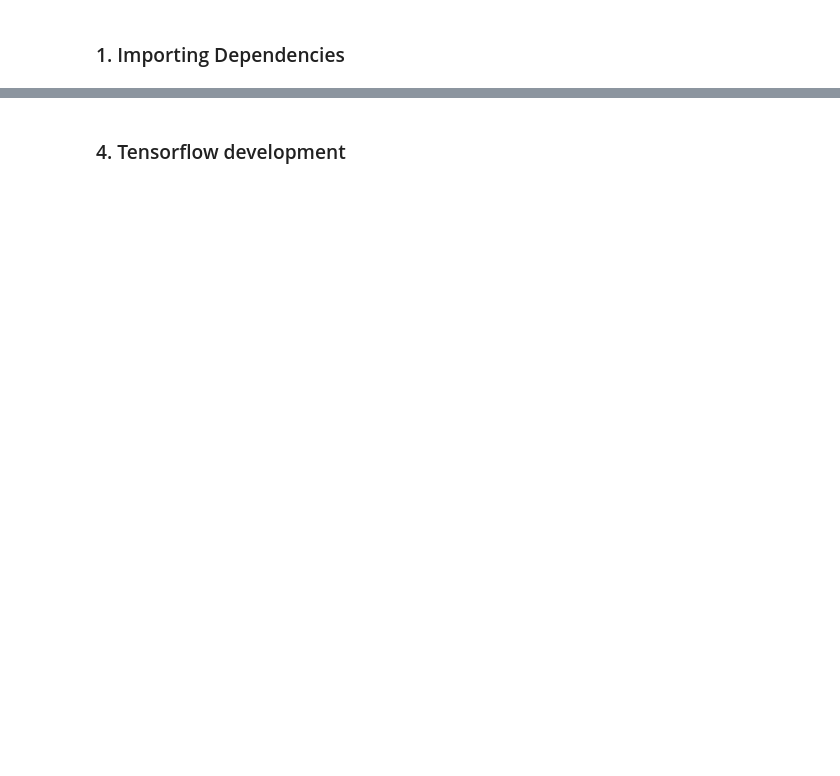
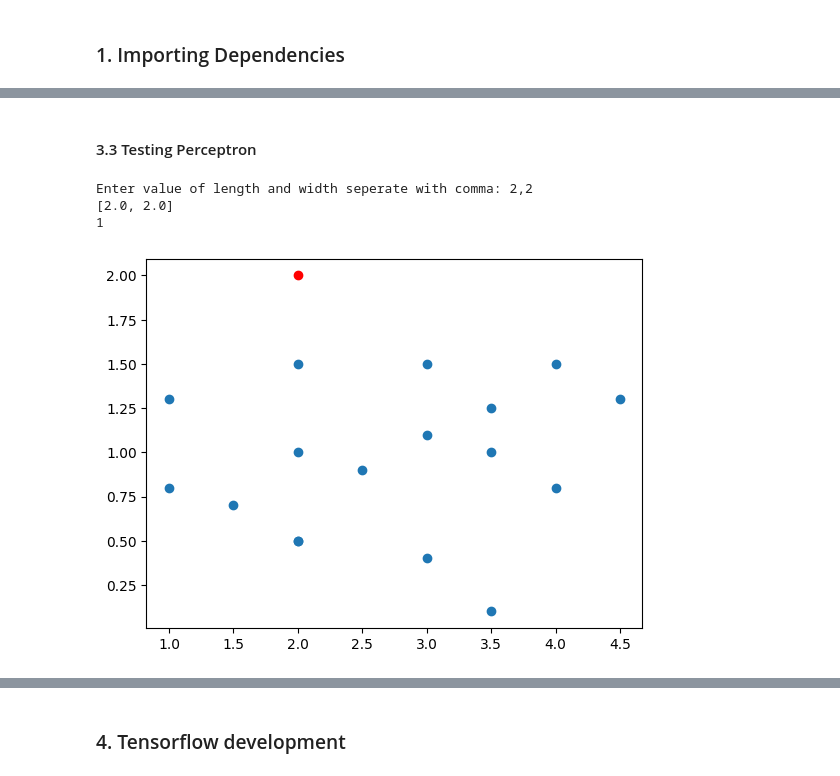
Before and after one commit to Siddhant128-bit/ANN-Basics-Intermediate, a Jupyter notebook: Simple_ANN_Basics/ANN.ipynb, the cells around one changed output, grey strips where cells are left out. Drawn from its saved outputs; the diff is of its cells as text; code cells hidden in the pictures; blank space fills up the shorter version.

```diff
--- a/Simple_ANN_Basics/ANN.ipynb
+++ b/Simple_ANN_Basics/ANN.ipynb
@@ -45 +106,29 @@ import numpy as np
+# %% [markdown]
+<h4> 3.3 Testing Perceptron </h4>
+# %%
+weights=np.array([0.25,0.65])
+bias=0.25
+alpha=0.001
+
+weights,bias=train_model_perceptron(weights,bias,alpha,features,labels,3500)
+input_val=[float(i) for i in (input('Enter value of length and width seperate with comma: ')).split(',')]
+print(input_val)
+z=np.dot(input_val,weights)+bias
+output=sigmoid(z)
+if output>=0.50:
+    output=1
+else:
+    output=0
+print(output)
+
+#See where our point lies at the end
+plt.scatter(x=df['X1'],y=df['X2'])
+plt.scatter(x=input_val[0],y=input_val[1],color='red')
+#Assignment plot the hypothetical line that is sperating 2 classes linear seperator.
+plt.show()
+# %% [output]
+Enter value of length and width seperate with comma: 2,2
+[2.0, 2.0]
+1
+[figure, added]
 # %% [markdown]
```
Also changed, not shown: parts of 20 cells of this notebook, 1 other file.
